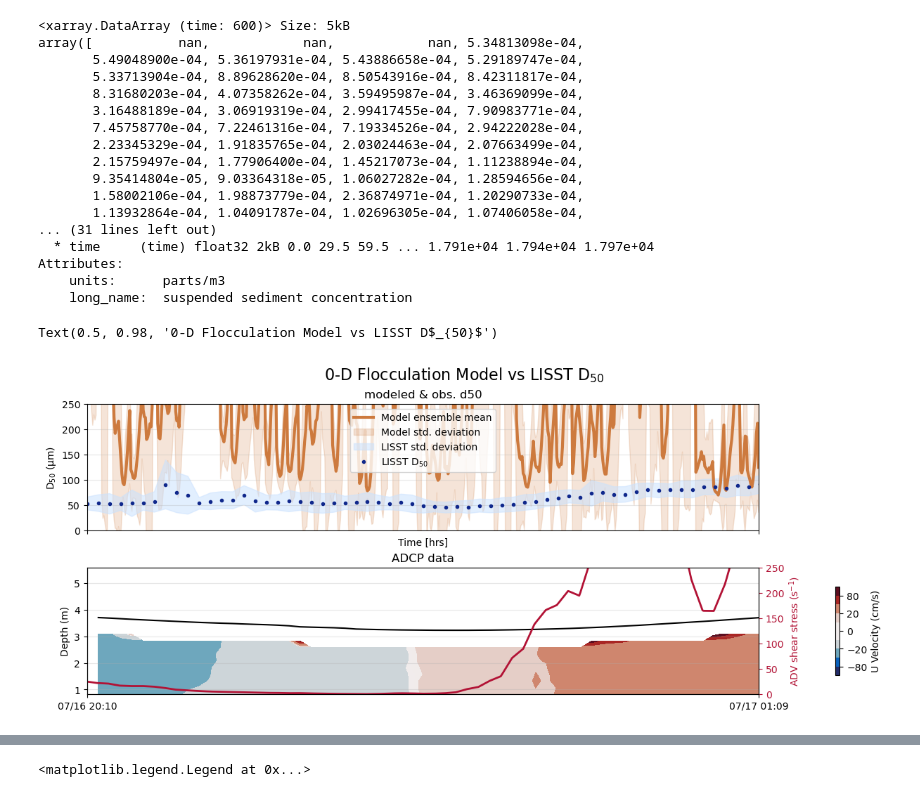
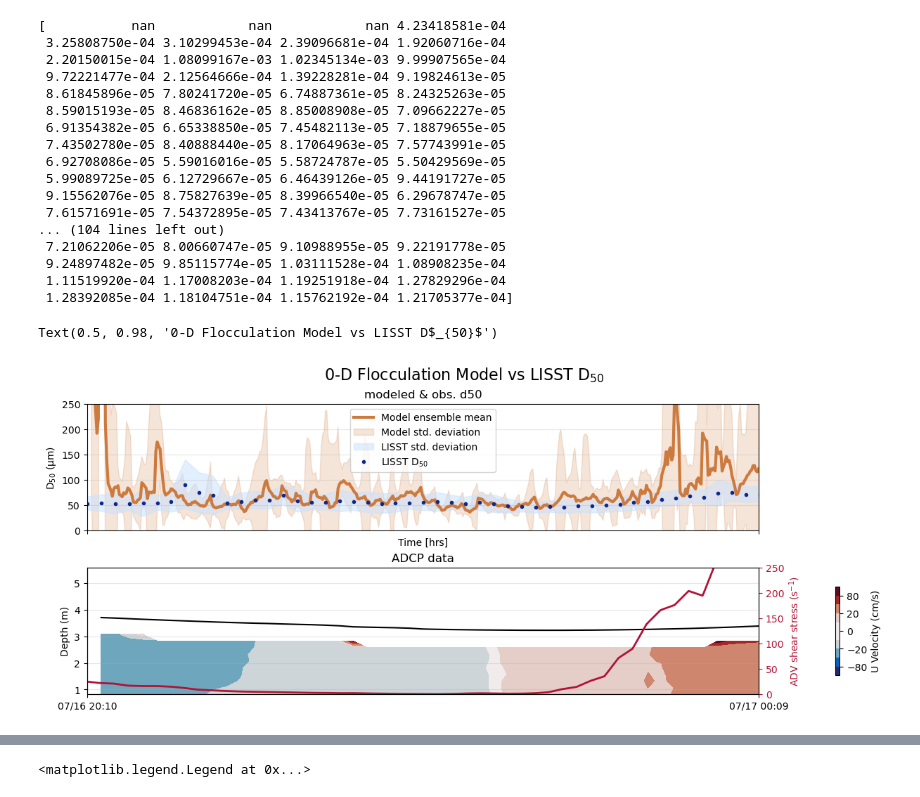
Before and after one commit to sienna-white/enkf_sediment, a Jupyter notebook: plot_floc_mod_ens.ipynb, the cells around one changed output, grey strips where cells are left out. Saved outputs shown, nothing was run; the diff lists cells and outputs as text; code cells hidden in the pictures.

```diff
--- a/plot_floc_mod_ens.ipynb
+++ b/plot_floc_mod_ens.ipynb
@@ -10,7 +10,7 @@ from scipy.integrate import cumulative_trapezoid #, trapz
 
 
 ############################## OPEN MODEL DATA ##############################
-ds = xr.open_dataset("FlocMod_ADV_G_33.nc", decode_times=False)
+ds = xr.open_dataset("FlocMod_ADV_G_34.nc", decode_times=False)
 volume = 4/3 * np.pi * (ds.Ds/2)**3
 date = pd.to_datetime("2020-07-16 20:10:01")
 # ds = ds.dropna(dim="N", how="all")
@@ -268,4 +282,5 @@ plt.tight_layout()
 # %%
+
 fig, axs = plt.subplots(nrows=2, ncols=1, figsize=(12, 5), sharex=True, sharey=False, constrained_layout=True)
 
 var = ds.ssc.mean(dim='N')
@@ -285,12 +300,12 @@ ax2.set_ylabel("ADV shear stress (s$^{-1}$)", color='#B21235')
 # Number of particles
 var = ds.ssc.rolling(time=4).mean() # shape = (1380, 10, 250)
 Ds_aligned = ds.Ds.values[None, :, None]
-weights = var  *  volume #[None, :, :]
+weights = var  *  volume
 mean_d = np.sum(Ds_aligned * weights, axis=1) / np.sum(weights, axis=1)
 std_ = mean_d.std(axis=1)
 
 ################## MODELLED D50 ##################
-mean_d = np.mean(mean_d, axis=1)
+mean_d = np.median(mean_d, axis=1)
 ax.plot(mtime, mean_d*1e6, color='#CD7A3E', linewidth=3, label="Model ensemble mean")
 ax.fill_between(mtime, np.squeeze(mean_d-std_)*1e6, np.squeeze(mean_d+std_)*1e6, color="#CD7A3E", alpha=0.2, label="Model std. deviation")
 print(mean_d)
@@ -307,51 +322,51 @@ d50 = lds['D50'].isel(depth=0)
 stds = lds['D50'].std(axis=1)
 d50 = lds['D50'].mean(axis=1)
 
 ax.fill_between(ldates, np.squeeze(d50-stds), np.squeeze(d50+stds), color='#CBE2FE', alpha=0.55, label="LISST std. deviation")
 ax.plot(ldates, d50, 'o', color='#10288C', label="LISST D$_{50}$", markersize=3)
 format_date_ax(ax, 12)
 ax.set_ylim(0, 250)
 
 # Add ADCP
 h = axs[1].contourf(rtime, -adcp_z + offset, adcp_u.T, cmap=cmo.cm.balance, levels=levels)
 plt.colorbar(h, label='U Velocity (cm/s)', shrink=0.7)
 axs[1].grid(alpha=0.3)
 depths =  np.squeeze(adcp.P_1.values) #+ 0.41
 axs[1].plot(rtime, depths, color='k', label='Depth')
 axs[1].set_ylabel("Depth (m)")
 axs[0].legend()
 
 
 axs[0].set_title("modeled & obs. d50")
 
 axs[1].set_title("ADCP data")
 
 ax.set_xlim(mtime[0], mtime[-1])
 plt.suptitle("0-D Flocculation Model vs LISST D$_{50}$", fontsize=16)
 # ax.set_yscale('log')
 # ax.set_title("Shear = %d s$^{-1}$" % G)
 
 # fig.savefig("validation.png" % (G), dpi=300, bbox_inches='tight')
 # %% [output]
-<xarray.DataArray (time: 600)> Size: 5kB
-array([           nan,            nan,            nan, 5.34813098e-04,
-       5.49048900e-04, 5.36197931e-04, 5.43886658e-04, 5.29189747e-04,
-       5.33713904e-04, 8.89628620e-04, 8.50543916e-04, 8.42311817e-04,
-       8.31680203e-04, 4.07358262e-04, 3.59495987e-04, 3.46369099e-04,
-       3.16488189e-04, 3.06919319e-04, 2.99417455e-04, 7.90983771e-04,
-       7.45758770e-04, 7.22461316e-04, 7.19334526e-04, 2.94222028e-04,
-       2.23345329e-04, 1.91835765e-04, 2.03024463e-04, 2.07663499e-04,
-       2.15759497e-04, 1.77906400e-04, 1.45217073e-04, 1.11238894e-04,
-       9.35414804e-05, 9.03364318e-05, 1.06027282e-04, 1.28594656e-04,
-       1.58002106e-04, 1.98873779e-04, 2.36874971e-04, 1.20290733e-04,
-       1.13932864e-04, 1.04091787e-04, 1.02696305e-04, 1.07406058e-04,
-... (31 lines left out)
-  * time     (time) float32 2kB 0.0 29.5 59.5 ... 1.791e+04 1.794e+04 1.797e+04
-Attributes:
-    units:      parts/m3
-    long_name:  suspended sediment concentration
+[           nan            nan            nan 4.23418581e-04
+ 3.25808750e-04 3.10299453e-04 2.39096681e-04 1.92060716e-04
+ 2.20150015e-04 1.08099167e-03 1.02345134e-03 9.99907565e-04
+ 9.72221477e-04 2.12564666e-04 1.39228281e-04 9.19824613e-05
+ 8.61845896e-05 7.80241720e-05 6.74887361e-05 8.24325263e-05
+ 8.59015193e-05 8.46836162e-05 8.85008908e-05 7.09662227e-05
+ 6.91354382e-05 6.65338850e-05 7.45482113e-05 7.18879655e-05
+ 7.43502780e-05 8.40888440e-05 8.17064963e-05 7.57743991e-05
+ 6.92708086e-05 5.59016016e-05 5.58724787e-05 5.50429569e-05
+ 5.99089725e-05 6.12729667e-05 6.46439126e-05 9.44191727e-05
+ 9.15562076e-05 8.75827639e-05 8.39966540e-05 6.29678747e-05
+ 7.61571691e-05 7.54372895e-05 7.43413767e-05 7.73161527e-05
+... (104 lines left out)
+ 7.21062206e-05 8.00660747e-05 9.10988955e-05 9.22191778e-05
+ 9.24897482e-05 9.85115774e-05 1.03111528e-04 1.08908235e-04
+ 1.11519920e-04 1.17008203e-04 1.19251918e-04 1.27829296e-04
+ 1.28392085e-04 1.18104751e-04 1.15762192e-04 1.21705377e-04]
 Text(0.5, 0.98, '0-D Flocculation Model vs LISST D$_{50}$')
-[figure, old version]
+[figure, new version]
 # %%
 # LISST size classes // append last element
 x = lds.size_class.values
```
Also changed, not shown: parts of 15 cells of this notebook, 1 other file.
